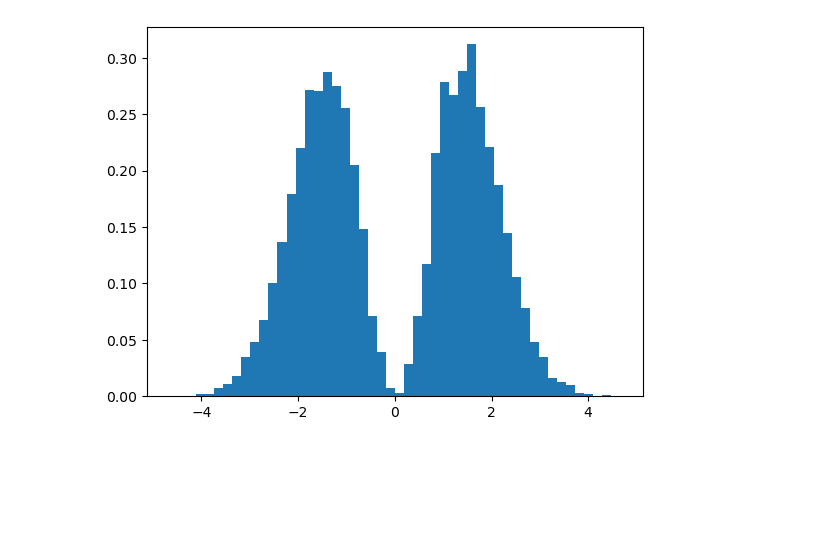
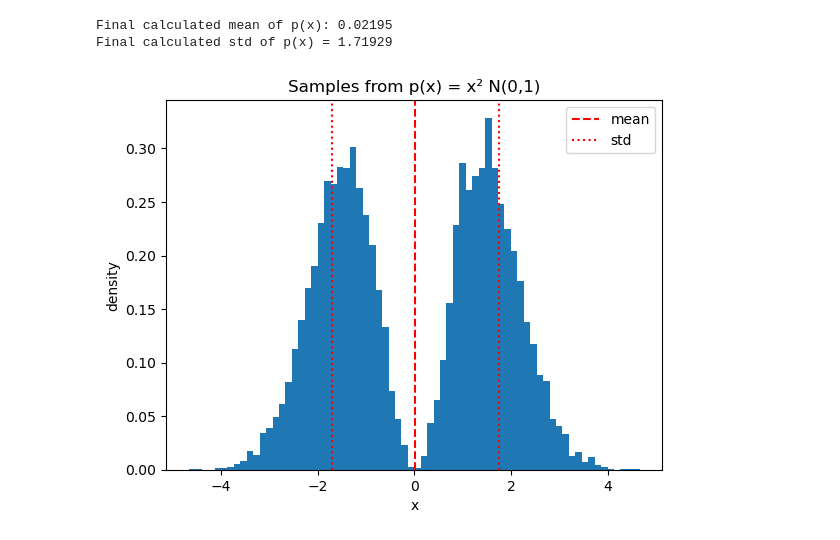
Before and after one commit to MariHGU/Robotics, a Jupyter notebook: homework7/task2.ipynb, the cells around one changed output. Drawn from its saved outputs; the diff is of its cells as text; code cells hidden in the pictures; blank space fills up the shorter version.

```diff
--- a/homework7/task2.ipynb
+++ b/homework7/task2.ipynb
@@ -1,28 +1,37 @@
 # %%
 import numpy as np
 import matplotlib.pyplot as plt
 
 np.random.seed(0)
 
 N = 10000
 mean = 0
 std = 1
 
 # -- Generate random data, using built-in numpy func --
 random = np.random.normal(mean, std, size=(N,3))
 length = np.sum(random**2, axis=1) # length of gaussian vector
 result = np.sqrt(length) # length of gaussian vector is chi distribution with 3 dof
 
 signs = np.random.choice(a=[-1, 1], size=N) # because of std = 1 and mean = 0
 final = signs * result
 
 mean_final = np.mean(final)
 std_final = np.std(final)
 
-print(f"Final calculated mean of p(x): {mean_final}")
-print(f"Final calculated std of p(x) = {std_final}")
+print(f"Final calculated mean of p(x): {round(mean_final, 5)}")
+print(f"Final calculated std of p(x) = {round(std_final, 5)}")
 
-plt.hist(final, bins=50, density=True)
+plt.hist(final, bins=70, density=True)
+plt.title("Samples from p(x) = x² N(0,1)")
+plt.axvline(mean_final, linestyle='--', label='mean', color='red')
+plt.axvline(mean_final + std_final,linestyle=':', label='std', color='red')
+plt.axvline(mean_final - std_final, linestyle=':', color='red')
+plt.xlabel("x")
+plt.ylabel("density")
+plt.legend()
 plt.show()
 # %% [output]
+Final calculated mean of p(x): 0.02195
+Final calculated std of p(x) = 1.71929
-[figure, old version]
+[figure, new version]
```
Also changed, not shown: parts of 3 cells of this notebook.
